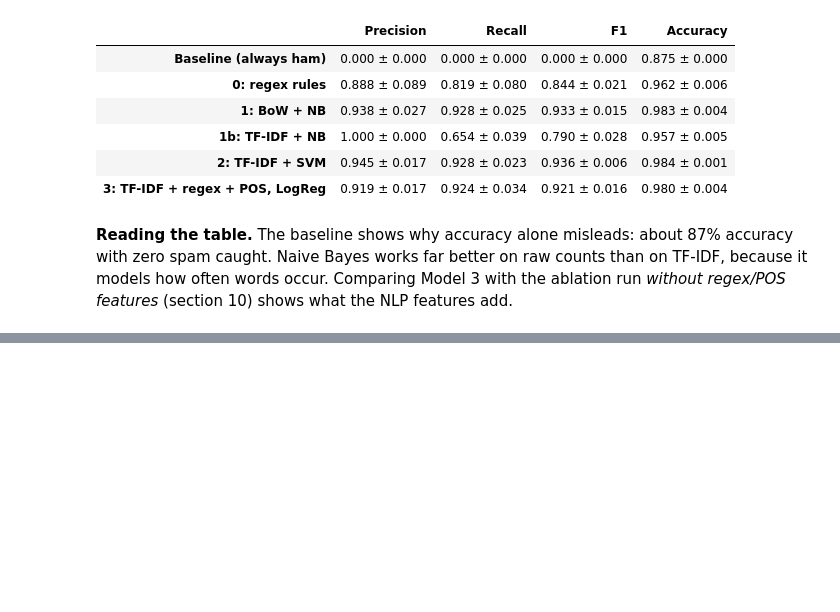
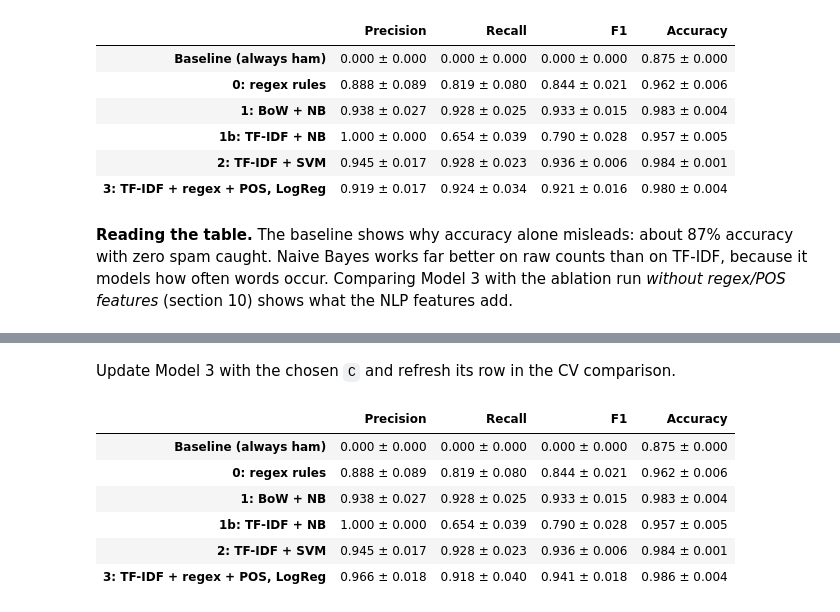
Before and after one commit to imadmurr/sms-spam-detector, a Jupyter notebook: sms_spam_detector.ipynb, the cells around one changed output, grey strips where cells are left out. Drawn from its saved outputs; the diff is of its cells as text; code cells hidden in the pictures; blank space fills up the shorter version.

```diff
--- a/sms_spam_detector.ipynb
+++ b/sms_spam_detector.ipynb
@@ -496,12 +496,13 @@ def tfidf():
     return TfidfVectorizer(ngram_range=(1, 2))
 
 
-def make_model3():
+def make_model3(C=1.0, numeric=NUMERIC):
     """Model 3: TF-IDF words + scaled regex/POS features -> Logistic Regression."""
-    features = ColumnTransformer([("text", tfidf(), "doc"),
-                                  ("numeric", StandardScaler(), NUMERIC)])
-    return Pipeline([("features", features),
-                     ("clf", LogisticRegression(class_weight="balanced", max_iter=1000))])
+    parts = [("text", tfidf(), "doc")]
+    if numeric:
+        parts.append(("numeric", StandardScaler(), list(numeric)))
+    return Pipeline([("features", ColumnTransformer(parts)),
+                     ("clf", LogisticRegression(C=C, class_weight="balanced", max_iter=1000))])
 
 
 models = {
@@ -544,0 +568,16 @@ cv_results
+# %% [markdown]
+Update Model 3 with the chosen `C` and refresh its row in the CV comparison.
+# %%
+M3 = "3: TF-IDF + regex + POS, LogReg"
+models[M3] = make_model3(MODEL3_C)
+s = cross_validate(models[M3], train, train["y"], cv=cv, scoring=scoring)
+cv_results.loc[M3] = [f"{s['test_' + m].mean():.3f} ± {s['test_' + m].std():.3f}" for m in scoring]
+cv_results
+# %% [output]
+|  | Precision | Recall | F1 | Accuracy |
+| Baseline (always ham) | 0.000 ± 0.000 | 0.000 ± 0.000 | 0.000 ± 0.000 | 0.875 ± 0.000 |
+| 0: regex rules | 0.888 ± 0.089 | 0.819 ± 0.080 | 0.844 ± 0.021 | 0.962 ± 0.006 |
+| 1: BoW + NB | 0.938 ± 0.027 | 0.928 ± 0.025 | 0.933 ± 0.015 | 0.983 ± 0.004 |
+| 1b: TF-IDF + NB | 1.000 ± 0.000 | 0.654 ± 0.039 | 0.790 ± 0.028 | 0.957 ± 0.005 |
+| 2: TF-IDF + SVM | 0.945 ± 0.017 | 0.928 ± 0.023 | 0.936 ± 0.006 | 0.984 ± 0.001 |
+| 3: TF-IDF + regex + POS, LogReg | 0.966 ± 0.018 | 0.918 ± 0.040 | 0.941 ± 0.018 | 0.986 ± 0.004 |
```
Also changed, not shown: parts of 13 cells of this notebook, 3 other files.
